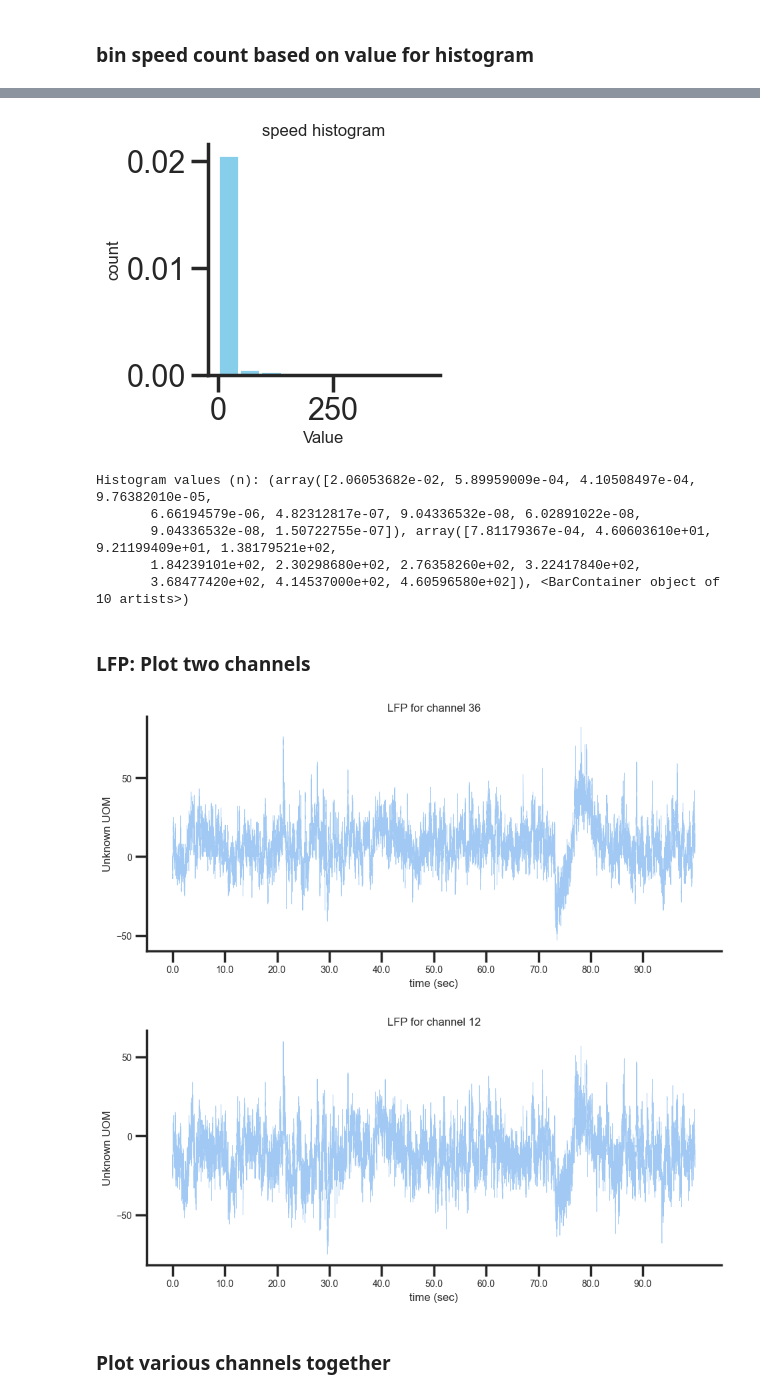
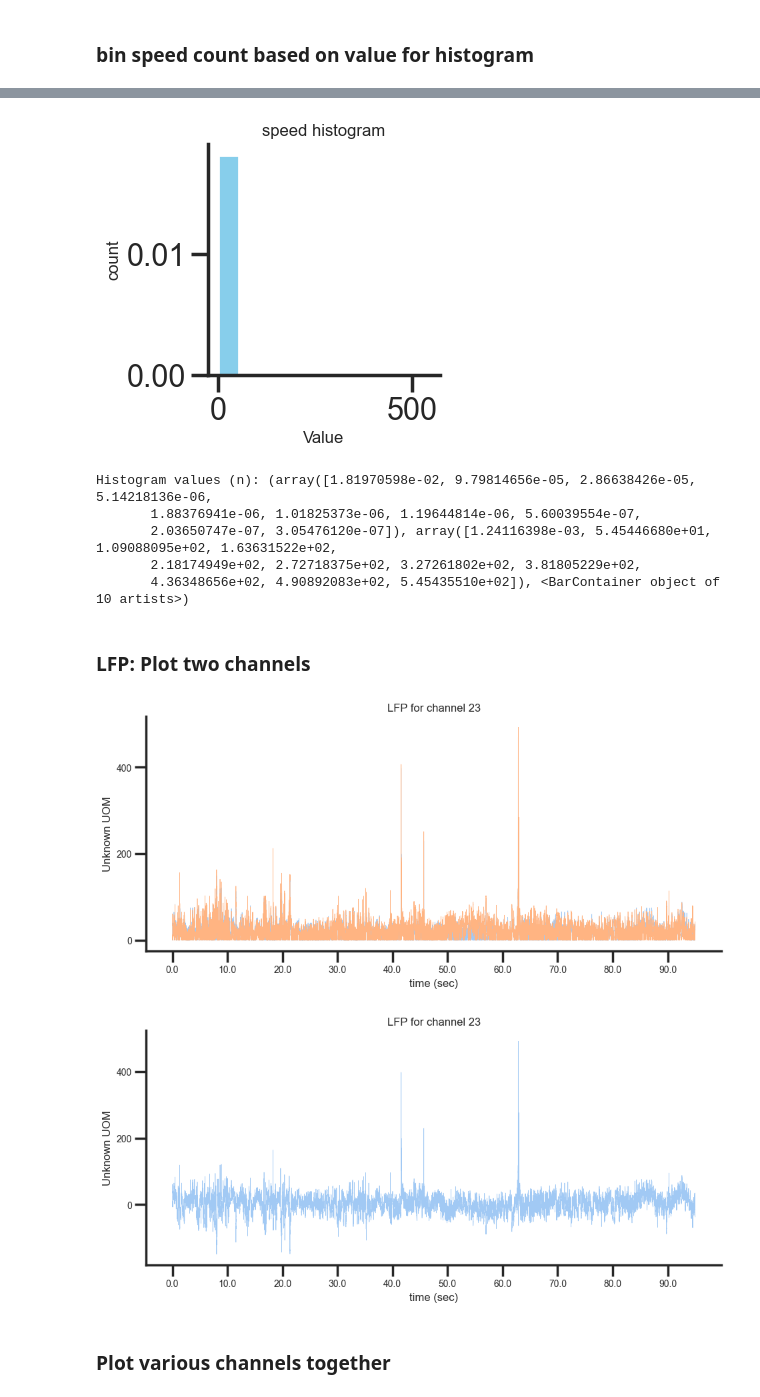
Before and after one commit to gdelfe/Ketamine_effects_on_the_brain, a Jupyter notebook: python/Neurotar_Ketamine_LFPs_analysis-v4.ipynb, the cells around one changed output, grey strips where cells are left out. Cells and saved outputs as stored; diff of their text form; code cells hidden in the pictures.

```diff
--- a/python/Neurotar_Ketamine_LFPs_analysis-v4.ipynb
+++ b/python/Neurotar_Ketamine_LFPs_analysis-v4.ipynb
@@ -48,7 +48,7 @@ for ch, path in enumerate(PFC_file_list):
 # %% [markdown]
 #### Load LFP data for a specific session, fs = 2500 Hz
 # %%
-sess = 2 # session/day
+sess = 0 # session/day
 
 binFullPath = rec[sess]['HPC']
 # print(binFullPath)
@@ -109,8 +109,8 @@ dataLfp.shape
 # 0-86 ripples
 # 126-244 dentate
 # %%
-ch_start = 0
-ch_end = 120
+ch_start = 94*2
+ch_end = 171*2
 # Trim Lfp to specific channels in the HPC and to specific start/end times
 Lfp= dataLfp[start:end,ch_start:ch_end]
 # Lfp = dataLfp[start:end,:]
@@ -258,53 +258,56 @@ plt.show()
 print("Histogram values (n):", n)
 # print("Bin edges:", bins)
 # %% [output]
-[figure, old version]
+[figure, new version]
-Histogram values (n): (array([2.06053682e-02, 5.89959009e-04, 4.10508497e-04, 9.76382010e-05,
-       6.66194579e-06, 4.82312817e-07, 9.04336532e-08, 6.02891022e-08,
-       9.04336532e-08, 1.50722755e-07]), array([7.81179367e-04, 4.60603610e+01, 9.21199409e+01, 1.38179521e+02,
-       1.84239101e+02, 2.30298680e+02, 2.76358260e+02, 3.22417840e+02,
-       3.68477420e+02, 4.14537000e+02, 4.60596580e+02]), <BarContainer object of 10 artists>)
+Histogram values (n): (array([1.81970598e-02, 9.79814656e-05, 2.86638426e-05, 5.14218136e-06,
+       1.88376941e-06, 1.01825373e-06, 1.19644814e-06, 5.60039554e-07,
+       2.03650747e-07, 3.05476120e-07]), array([1.24116398e-03, 5.45446680e+01, 1.09088095e+02, 1.63631522e+02,
+       2.18174949e+02, 2.72718375e+02, 3.27261802e+02, 3.81805229e+02,
+       4.36348656e+02, 4.90892083e+02, 5.45435510e+02]), <BarContainer object of 10 artists>)
 # %% [markdown]
 ### LFP: Plot two channels
 # %%
+InteractiveShell.ast_node_interactivity = "last"
 N = 2500  # sampling rate
-L_start = 0*N # start of time series in sec
+L_start = 5*N # start of time series in sec
 L_end = 100*N # end of time series
 T = 10*N # xtick period
 
 
-ch = 36
+ch = 23
+ch2 = 24
 plt.figure(figsize=(10,5))
-plt.plot(Lfp[L_start:L_end,ch],linewidth=0.5)
+plt.plot(np.abs(Lfp[L_start:L_end,ch]),linewidth=0.5)
+plt.plot(np.abs(Lfp[L_start:L_end,ch2]),linewidth=0.5)
 plt.title(f'LFP for channel {ch}',fontsize=12)
 plt.xlabel('time (sec)',fontsize=12)
 plt.ylabel('Unknown UOM',fontsize=12)
 
 
 xticks = np.arange(0,L_end-L_start, step=T)
 plt.xticks(ticks=xticks, labels=[str(i/N) for i in xticks],fontsize=10)
 plt.yticks(fontsize=10)
 # print(xticks)
 plt.tight_layout()
 plt.show()
 
 
-ch = 12
+ch = 23
 plt.figure(figsize=(10,5))
 plt.plot(Lfp[L_start:L_end,ch],linewidth=0.5)
 plt.title(f'LFP for channel {ch}',fontsize=12)
 plt.xlabel('time (sec)',fontsize=12)
 plt.ylabel('Unknown UOM',fontsize=12)
 
 
 xticks = np.arange(0,L_end-L_start, step=T)
 plt.xticks(ticks=xticks, labels=[str(i/N) for i in xticks],fontsize=10)
 plt.yticks(fontsize=10)
 
 plt.tight_layout()
 plt.show()
 # %% [output]
-[figure, old version]
+[figure, new version]
-[figure, old version]
+[figure, new version]
 # %% [markdown]
 ### Plot various channels together
```
Also changed, not shown: parts of 13 cells of this notebook, 4 other files.
